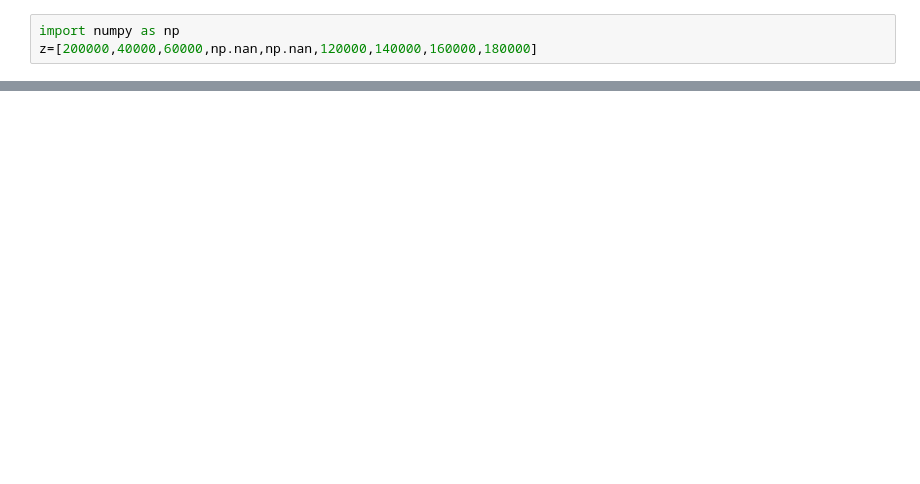
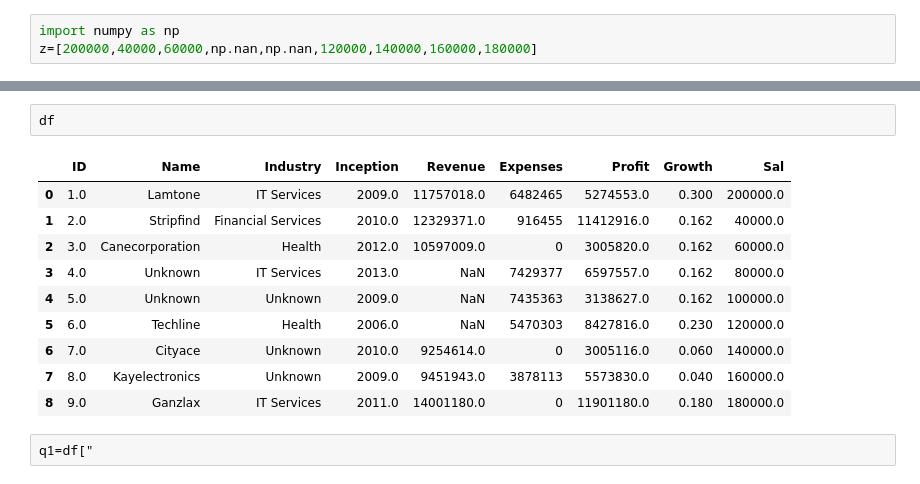
Before and after one commit to Akashyadav-codes/Data_Analyst_Jupyter, a Jupyter notebook: Pandas/panda.ipynb, the cells around one changed output, grey strips where cells are left out. Saved outputs shown, nothing was run; the diff lists cells and outputs as text; blank space fills up the shorter version.

```diff
--- a/Pandas/panda.ipynb
+++ b/Pandas/panda.ipynb
@@ -1745,0 +1726,15 @@ For example, when doing 'df[col].method(value, inplace=True)', try using 'df.met
+# %%
+df
+# %% [output]
+|  | ID | Name | Industry | Inception | Revenue | Expenses | Profit | Growth | Sal |
+| 0 | 1.0 | Lamtone | IT Services | 2009.0 | 11757018.0 | 6482465 | 5274553.0 | 0.300 | 200000.0 |
+| 1 | 2.0 | Stripfind | Financial Services | 2010.0 | 12329371.0 | 916455 | 11412916.0 | 0.162 | 40000.0 |
+| 2 | 3.0 | Canecorporation | Health | 2012.0 | 10597009.0 | 0 | 3005820.0 | 0.162 | 60000.0 |
+| 3 | 4.0 | Unknown | IT Services | 2013.0 | NaN | 7429377 | 6597557.0 | 0.162 | 80000.0 |
+| 4 | 5.0 | Unknown | Unknown | 2009.0 | NaN | 7435363 | 3138627.0 | 0.162 | 100000.0 |
+| 5 | 6.0 | Techline | Health | 2006.0 | NaN | 5470303 | 8427816.0 | 0.230 | 120000.0 |
+| 6 | 7.0 | Cityace | Unknown | 2010.0 | 9254614.0 | 0 | 3005116.0 | 0.060 | 140000.0 |
+| 7 | 8.0 | Kayelectronics | Unknown | 2009.0 | 9451943.0 | 3878113 | 5573830.0 | 0.040 | 160000.0 |
+| 8 | 9.0 | Ganzlax | IT Services | 2011.0 | 14001180.0 | 0 | 11901180.0 | 0.180 | 180000.0 |
+# %%
+q1=df["
```
Also changed, not shown: parts of 13 cells of this notebook, 1 other file.
